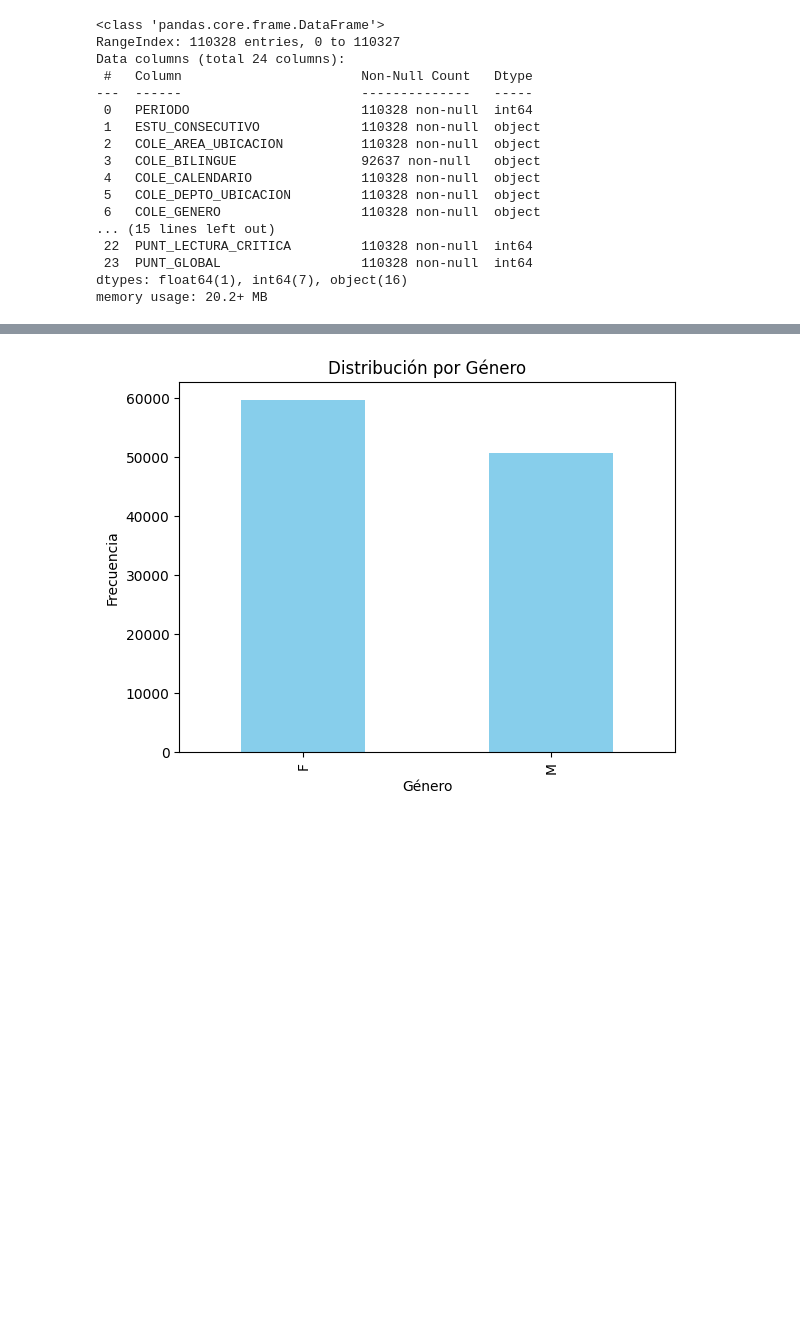
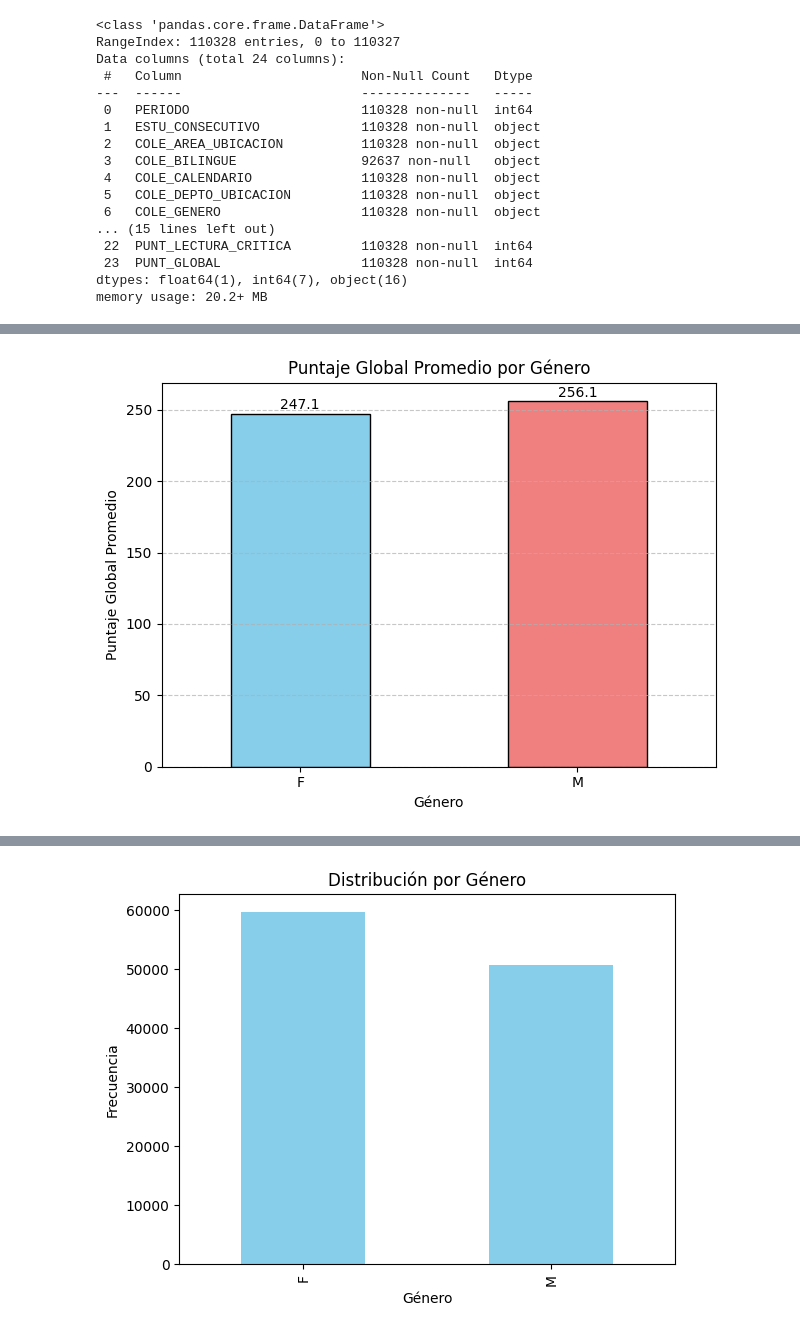
Before and after one commit to MiguelVel95/EspecMiguel, a Jupyter notebook: Trabajo Final/TrabajoFinal.ipynb, the cells around one changed output, grey strips where cells are left out. Drawn from its saved outputs; the diff is of its cells as text; code cells hidden in the pictures; blank space fills up the shorter version.

```diff
--- a/Trabajo Final/TrabajoFinal.ipynb
+++ b/Trabajo Final/TrabajoFinal.ipynb
@@ -41,0 +78,27 @@ memory usage: 20.2+ MB
+# %%
+df_genero_puntaje = df[['ESTU_GENERO', 'PUNT_GLOBAL']]
+
+puntaje_promedio_por_genero = df_genero_puntaje.groupby('ESTU_GENERO')['PUNT_GLOBAL'].mean().sort_values()
+
+colores = ['skyblue', 'lightcoral', 'mediumseagreen', 'plum', 'gold']
+
+ax = puntaje_promedio_por_genero.plot(
+    kind='bar',
+    color=colores[:len(puntaje_promedio_por_genero)],
+    edgecolor='black'
+)
+
+plt.title('Puntaje Global Promedio por Género')
+plt.ylabel('Puntaje Global Promedio')
+plt.xlabel('Género')
+plt.xticks(rotation=0)
+plt.grid(axis='y', linestyle='--', alpha=0.7)
+
+# Agregar etiquetas de valor sobre las barras
+for i, value in enumerate(puntaje_promedio_por_genero.values):
+    plt.text(i, value + 1, f'{value:.1f}', ha='center', va='bottom', fontsize=10)
+
+plt.tight_layout()
+plt.show()
+# %% [output]
+[figure, added]
```
Also changed, not shown: parts of 17 cells of this notebook.
